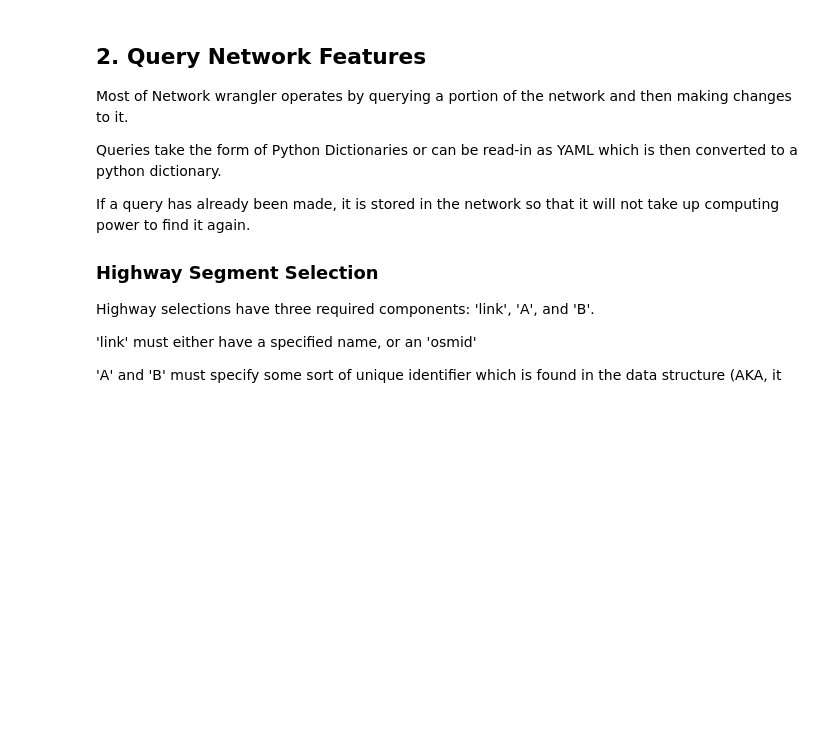
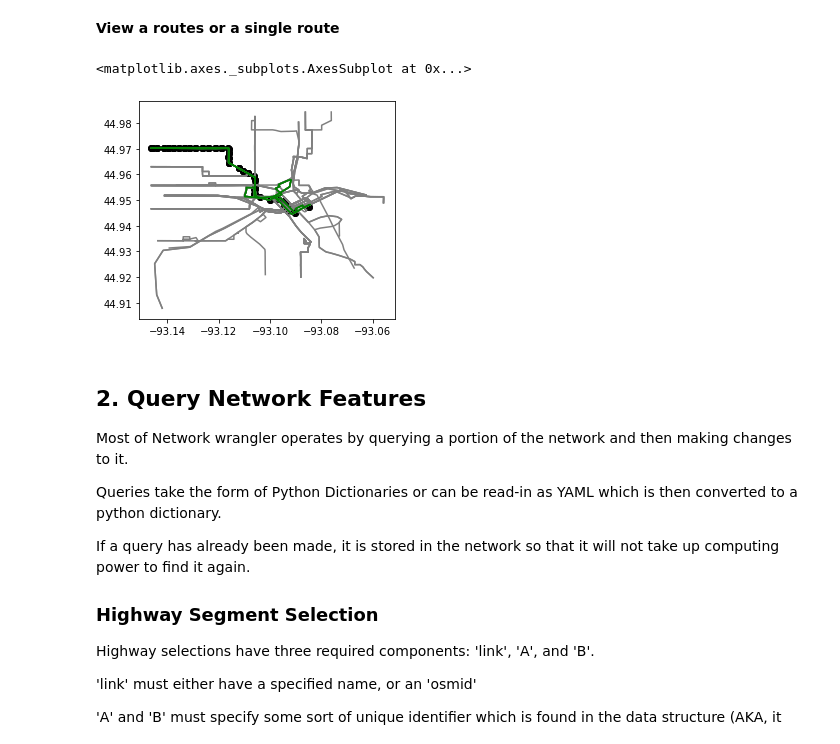
Before and after one commit to wsp-sag/network_wrangler, a Jupyter notebook: notebook/Wrangler Quickstart.ipynb, the cells around one changed output. Saved outputs shown, nothing was run; the diff lists cells and outputs as text; code cells hidden in the pictures; blank space fills up the shorter version.

```diff
--- a/notebook/Wrangler Quickstart.ipynb
+++ b/notebook/Wrangler Quickstart.ipynb
@@ -81,3 +295,32 @@ transit_net.feed.shapes[:5]
+# %% [markdown]
+**View a routes or a single route**
+# %%
+selected_route_id = '3-111'
+
+shapes_gdf = TransitNetwork.transit_net_to_gdf(transit_net)
+shapes_route_gdf = shapes_gdf.merge(
+    transit_net.feed.trips[['trip_id','route_id','shape_id']],
+    how='right',
+    on='shape_id'
+)
+
+sel_trips=transit_net.feed.trips[transit_net.feed.trips.route_id==selected_route_id]['trip_id'].to_frame()
+sel_stops=transit_net.feed.stops.merge(
+    transit_net.feed.stop_times.merge(sel_trips,how='right',on='trip_id'),
+    how='right',
+    on='stop_id',
+)
+
+sel_stops_gdf = gpd.GeoDataFrame(
+    sel_stops, geometry=gpd.points_from_xy(sel_stops.stop_lon, sel_stops.stop_lat))
+
+all_routes_ax = shapes_route_gdf.plot(color='grey')
+
+shapes_route_gdf[shapes_route_gdf.route_id==selected_route_id].plot(ax=all_routes_ax, color='green')
+sel_stops_gdf.plot(ax=all_routes_ax, color='black')
+# %% [output]
+<matplotlib.axes._subplots.AxesSubplot at 0x...>
+[figure, added]
 # %% [markdown]
 ## 2. Query Network Features
 
```
Also changed, not shown: parts of 63 cells of this notebook, 2 other files.
